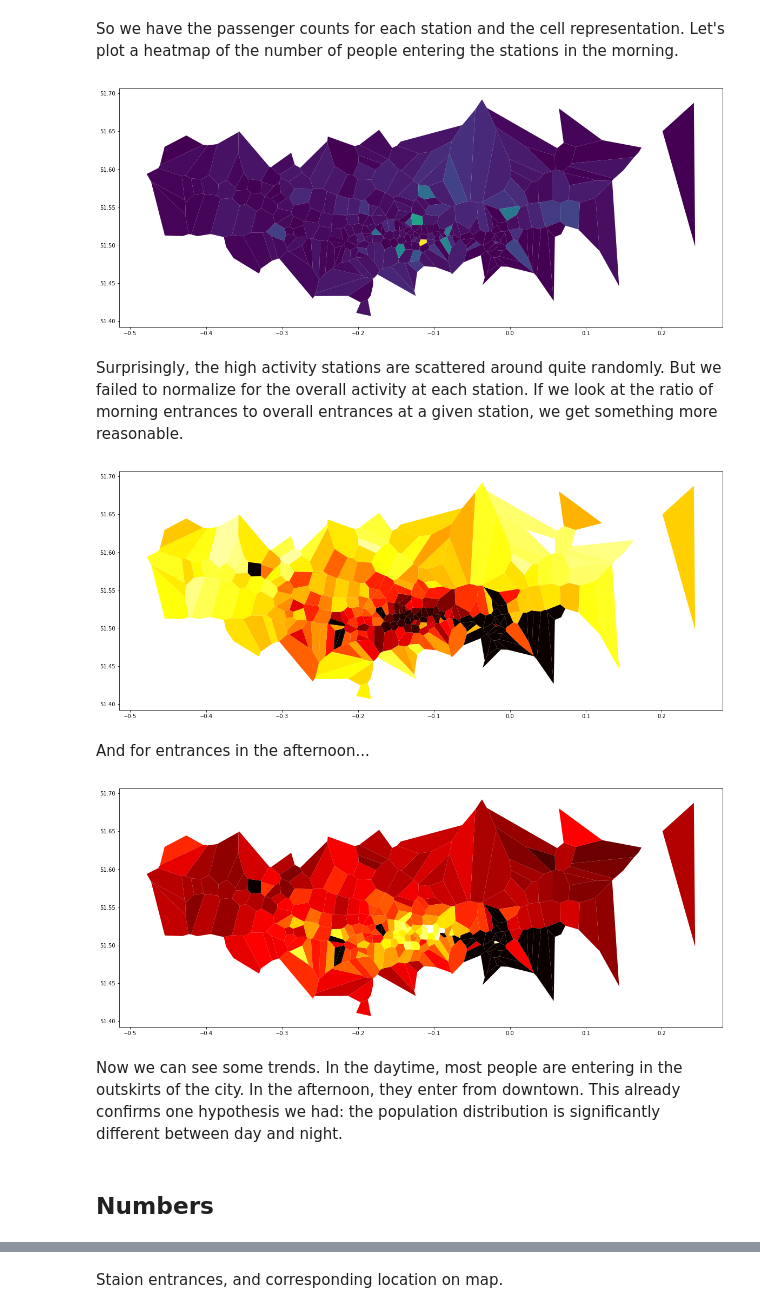
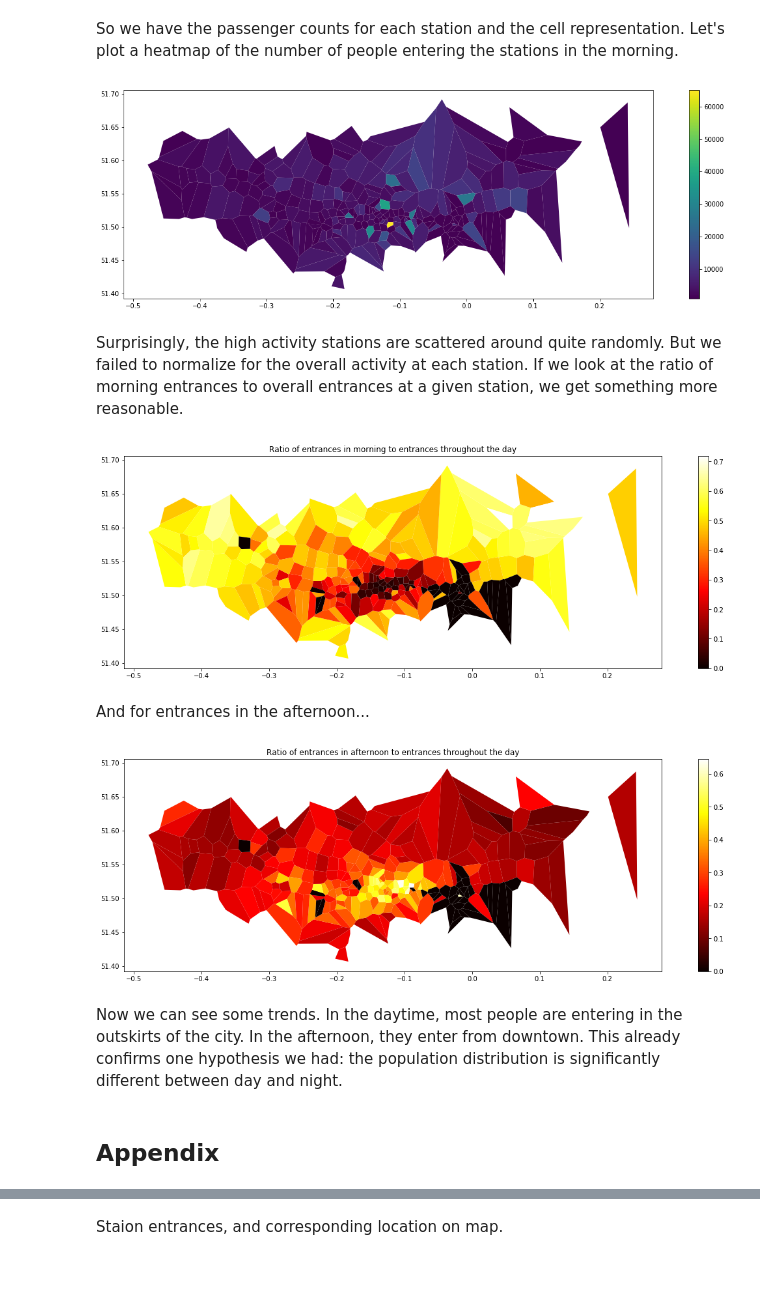
Before and after one commit to itko/cities, a Jupyter notebook: notebooks/london.ipynb, the cells around one changed output, grey strips where cells are left out. Saved outputs shown, nothing was run; the diff lists cells and outputs as text; code cells hidden in the pictures; blank space fills up the shorter version.

Commit message:
Add axes, legends, titles

```diff
--- a/notebooks/london.ipynb
+++ b/notebooks/london.ipynb
@@ -53,13 +71,15 @@ plt.show()
 # %% [markdown]
 We can still discern rush hour patterns. But now we can see that some stations are clearly more active than others. Now let's look at the exits as well. Let's overlay the two on top of each other.
 # %%
-f, axes = plt.subplots(MONTAGE_SIZE,MONTAGE_SIZE,figsize=(10,10), sharey=True, sharex=True)
+f, axes = plt.subplots(MONTAGE_SIZE,MONTAGE_SIZE,figsize=(20,20), sharey=False, sharex=False)
 for i in range(MONTAGE_SIZE**2):
     ax = axes.flatten()[i]
-    ax.bar(data_plot_en.iloc[i].index, data_plot_en.iloc[i].values, width=-1, align='edge')
-    ax.bar(data_plot_ex.iloc[i].index, data_plot_ex.iloc[i].values, width=-1, align='edge', alpha=0.4)
-    ax.set_yticks([])
-    ax.set_xticks([])
+    data_plot_en.iloc[:,i].plot(color='C0', ax=ax, lw=4)
+    data_plot_ex.iloc[:,i].plot(color='C5', ax=ax, lw=4)
+    ax.xaxis.set_major_locator(mdates.HourLocator(interval=2))
+    ax.xaxis.set_major_formatter(mdates.DateFormatter('%H'))
+    ax.set_title(data_plot_en.columns[i],pad=-15)
+plt.xticks(rotation=90)
 plt.tight_layout()
 plt.show()
 # %% [output]
@@ -90,20 +110,20 @@ If we look at the top 10 stations with the heighest number of entrances in the e
 # %% [markdown]
 We also have the Oyster card dataset. It gives us O-D pairs and is a lot more detailed in general. We should do a preliminary check to see if we get the same entrance/exit patterns. To do this we plot them side by side.
 # %%
-stations = data_plot_en.index.unique()
+stations = data_plot_en.columns.unique()
 # %%
 f, axes = plt.subplots(MONTAGE_SIZE*MONTAGE_SIZE,2,figsize=(10,50), sharey=False, sharex=False)
 axes = axes.flatten().tolist()
 for station in stations:
         plot_data = oyster_data.loc[oyster_data.StartStn == station,'EntTime']
         ax = axes.pop(0)
-        ax.hist(plot_data.values, bins=36)
-        ax.set_yticks([])
-        ax.set_xticks([])
+        plot_data.hist(ax=ax, bins=36)
+        ax.set_title(station + ' (Oyster)')
         ax = axes.pop(0)
-        ax.bar(data_plot_en.loc[station].index, data_plot_en.loc[station].values, width=-1, align='edge', alpha=0.4)
-        ax.set_yticks([])
-        ax.set_xticks([])
+        data_plot_en.loc[:,station].plot(ax=ax, color='C0')
+        ax.xaxis.set_major_locator(mdates.HourLocator(interval=2))
+        ax.xaxis.set_major_formatter(mdates.DateFormatter('%H'))
+        ax.set_title(station)
 f.tight_layout()
 plt.show()
 # %% [output]
@@ -143,8 +163,3 @@ shp_stations.plot(ax=ax, markersize = 15, color='red')
 Already this is interesting. We get a sense of how the network covers the city. Now let's see how many people enter/exist at each station. For this we create a bounding cell around each station corresponding to the Voronoi cells. We assume that people go to the station closest to them.
 
 TODO: Use Manhattan distance if we have time.
-# %%
-# Transpose. Timestamp is index.
-data_en = data_en.T
-# Remove "Total" column
-data_en.drop('Total',axis=1,inplace=True)
@@ -196,13 +206,14 @@ for i,idx_region in enumerate(vor.point_region):
 # %% [markdown]
 So we have the passenger counts for each station and the cell representation. Let's plot a heatmap of the number of people entering the stations in the morning.
 # %%
+shp_stations = shp_stations.set_geometry('geometry')
 box = shapely.geometry.box(shp_stations.geometry.x.min(), shp_stations.geometry.y.min(), shp_stations.geometry.x.max(), shp_stations.geometry.y.max())
 shp_stations = shp_stations.set_geometry('cell')
 vmin = shp_stations.entrances_am.min()+1000
 vmax = shp_stations.entrances_am.max()
-ax = shp_stations.loc[shp_stations.within(box)].plot(figsize=(20,20),column='entrances_am',vmin=vmin,vmax=vmax)
+ax = shp_stations.loc[shp_stations.within(box)].plot(figsize=(20,6),column='entrances_am',vmin=vmin,vmax=vmax, legend=True)
 # %% [output]
-[figure, old version]
+[figure, new version]
 # %% [markdown]
 Surprisingly, the high activity stations are scattered around quite randomly. But we failed to normalize for the overall activity at each station. If we look at the ratio of morning entrances to overall entrances at a given station, we get something more reasonable.
 # %%
@@ -217,19 +228,21 @@ for station in stations:
 shp_stations = shp_stations.set_geometry('cell')
 vmin = shp_stations.entrances_am.min()
 vmax = shp_stations.entrances_am.max()
-ax = shp_stations.loc[shp_stations.within(box)].plot(figsize=(20,20),column='entrances_am', cmap='hot')
+ax = shp_stations.loc[shp_stations.within(box)].plot(figsize=(20,6),column='entrances_am', cmap='hot', legend=True)
+ax.set_title('Ratio of entrances in morning to entrances throughout the day');
 # %% [output]
-[figure, old version]
+[figure, new version]
 # %% [markdown]
 And for entrances in the afternoon...
 # %%
 shp_stations = shp_stations.set_geometry('cell')
 vmin = shp_stations.entrances_am.min()
 vmax = shp_stations.entrances_am.max()
-ax = shp_stations.loc[shp_stations.within(box)].plot(figsize=(20,20),column='entrances_pm', cmap='hot')
+ax = shp_stations.loc[shp_stations.within(box)].plot(figsize=(20,6),column='entrances_pm', cmap='hot', legend=True)
+ax.set_title('Ratio of entrances in afternoon to entrances throughout the day');
 # %% [output]
-[figure, old version]
+[figure, new version]
 # %% [markdown]
 Now we can see some trends. In the daytime, most people are entering in the outskirts of the city. In the afternoon, they enter from downtown. This already confirms one hypothesis we had: the population distribution is significantly different between day and night.
 # %% [markdown]
-## Numbers
+## Appendix
```
Also changed, not shown: parts of 22 cells of this notebook.
